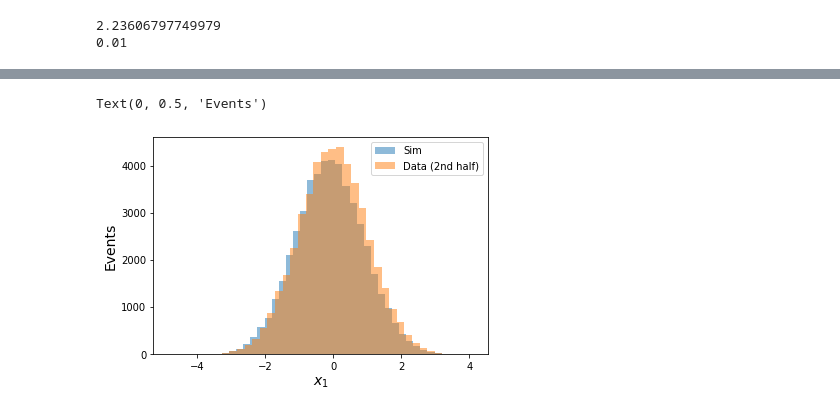
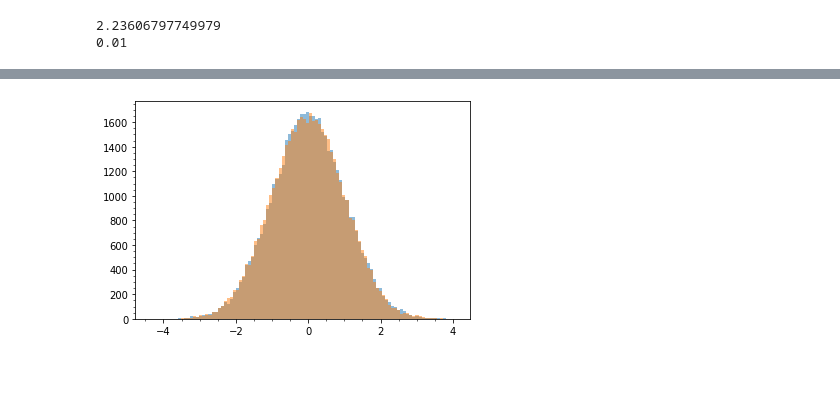
Before and after one commit to bnachman/DCTRHunting, a Jupyter notebook: CWoLaSimulationAssistedDecorrelation_Toy.ipynb, the cells around one changed output, grey strips where cells are left out. Saved outputs shown, nothing was run; the diff lists cells and outputs as text; code cells hidden in the pictures; blank space fills up the shorter version.

```diff
--- a/CWoLaSimulationAssistedDecorrelation_Toy.ipynb
+++ b/CWoLaSimulationAssistedDecorrelation_Toy.ipynb
@@ -282,9 +308,6 @@ Text(0, 0.5, 'Events')
-# %%
-_, b, _ = plt.hist(SR_background_sim[0:N2, 1], bins=40, alpha=0.5, label='Sim')
-plt.hist(SR_background_data[N2:-1, 1], bins=40, alpha=0.5, label='Data (2nd half)')
-plt.legend()
-plt.xlabel('$x_1$', fontsize=14)
-plt.ylabel('Events', fontsize=14)
-# %% [output]
-Text(0, 0.5, 'Events')
-[figure, removed]
+# %%
+_, b, _ = plt.hist(SR_background_data[0:N2,0], bins=100, alpha=0.5)
+plt.hist(SR_background_sim[0:N2, 0], bins=b, alpha=0.5)
+plt.minorticks_on()
+# %% [output]
+[figure, added]
```
Also changed, not shown: parts of 19 cells of this notebook, 8 other files.
